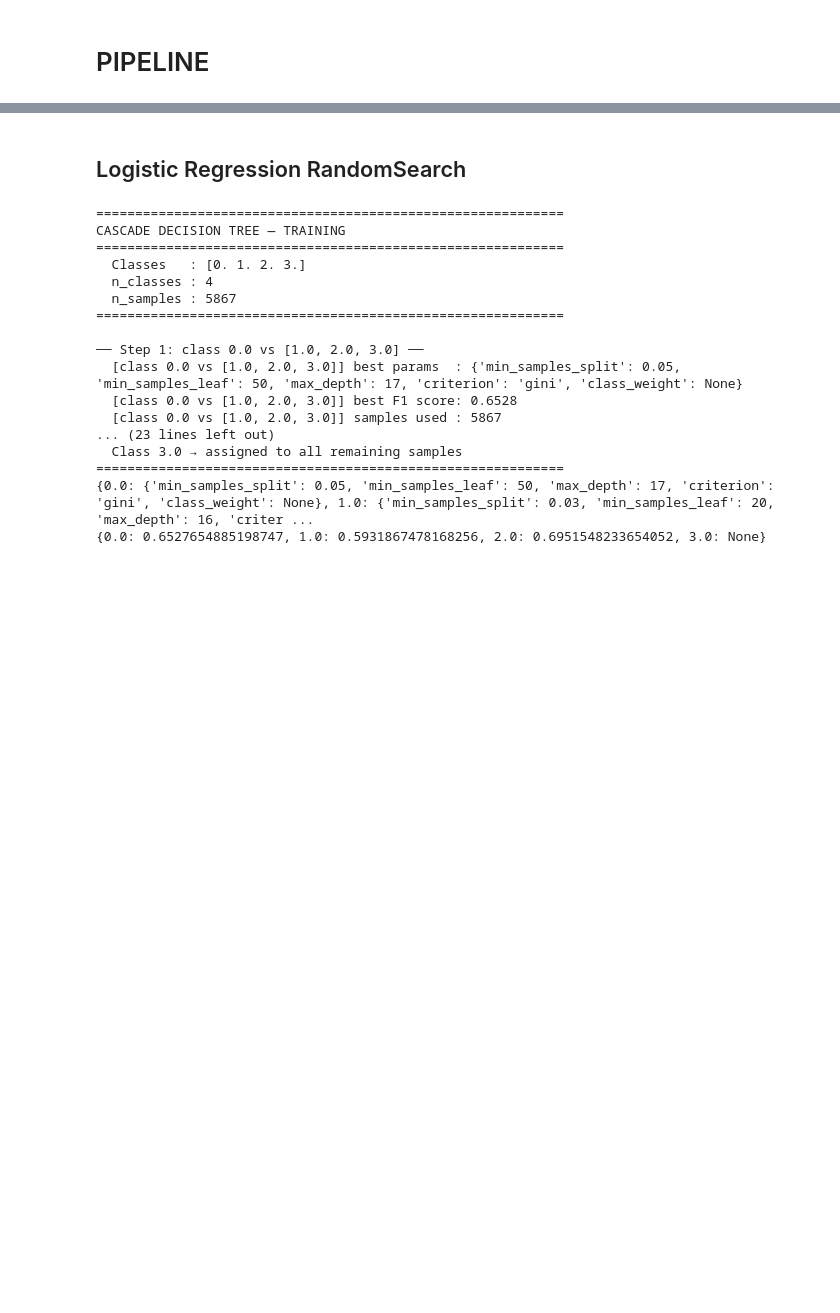
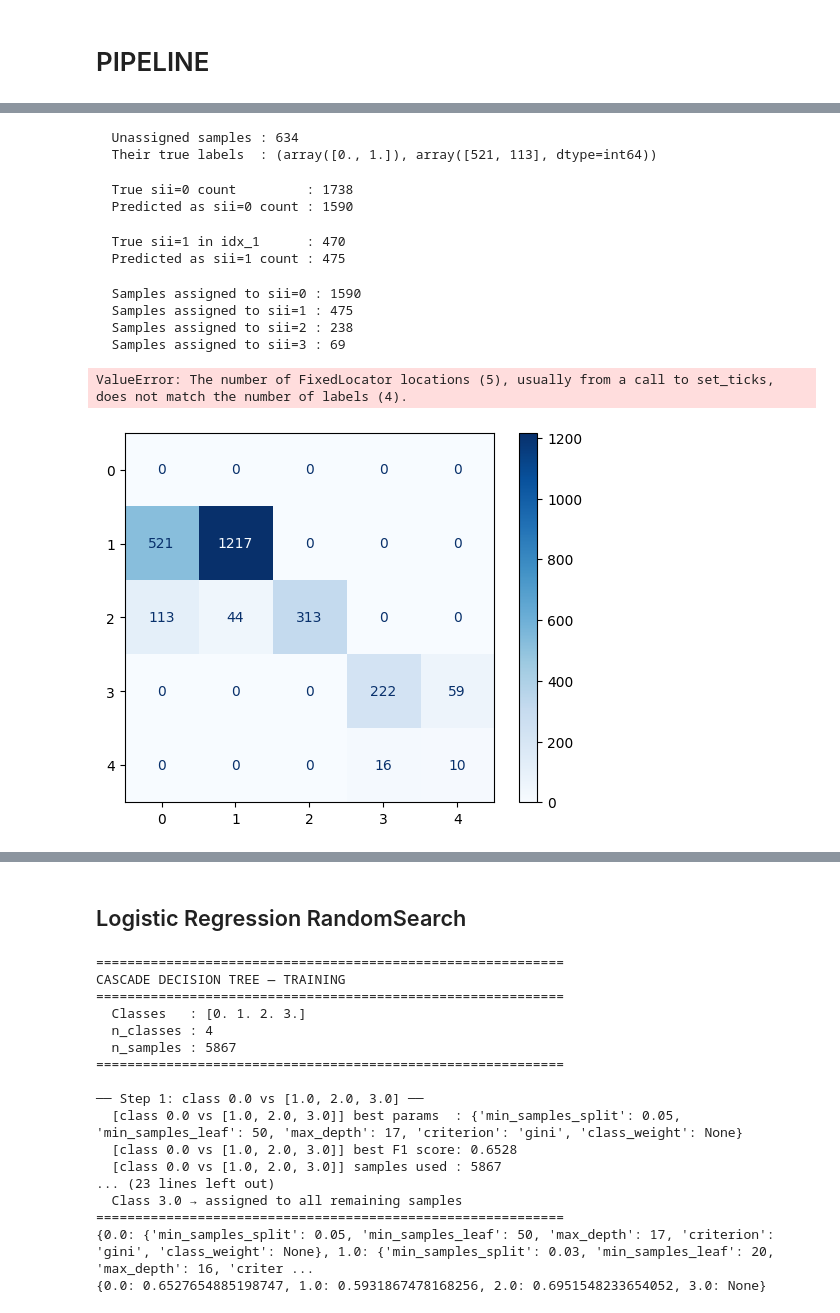
Before and after one commit to alicecalderini/DATAMINING_2-Project, a Jupyter notebook: 7. LOGISTIC REGRESSION/CASCADE.ipynb, the cells around one changed output, grey strips where cells are left out. Drawn from its saved outputs; the diff is of its cells as text; code cells hidden in the pictures; blank space fills up the shorter version.

```diff
--- a/7. LOGISTIC REGRESSION/CASCADE.ipynb
+++ b/7. LOGISTIC REGRESSION/CASCADE.ipynb
@@ -341,0 +684,73 @@ from imblearn.under_sampling import RandomUnderSampler
+# %%
+# ── DEBUG — find unassigned samples ──────────────────────────────────────
+unassigned_idx = np.where(y_pred_final == -1)[0]
+print(f"  Unassigned samples : {len(unassigned_idx)}")
+print(f"  Their true labels  : {np.unique(y_test[unassigned_idx], return_counts=True)}")
+# %% [output]
+  Unassigned samples : 634
+  Their true labels  : (array([0., 1.]), array([521, 113], dtype=int64))
+# %%
+# Check overlap
+print(f"  True sii=0 count         : {(y_test == 0).sum()}")
+print(f"  Predicted as sii=0 count : {mask_0.sum()}")
+# %% [output]
+  True sii=0 count         : 1738
+  Predicted as sii=0 count : 1590
+# %%
+print(f"  True sii=1 in idx_1      : {(y_test[idx_1] == 1).sum()}")
+print(f"  Predicted as sii=1 count : {mask_1.sum()}")
+# %% [output]
+  True sii=1 in idx_1      : 470
+  Predicted as sii=1 count : 475
+# %%
+# ── FINAL PREDICTIONS — 3 model cascade ──────────────────────────────────
+
+n_samples     = len(X_test)
+y_pred_final  = np.full(n_samples, -1)  # -1 = unassigned placeholder
+
+# ── Model 0: sii=0 vs [1,2,3] ────────────────────────────────────────────
+preds_0 = models[0].predict(X_test)
+mask_0  = preds_0 == 1                          # predicted as sii=0
+y_pred_final[mask_0] = 0
+print(f"  Samples assigned to sii=0 : {mask_0.sum()}")
+
+# ── Model 1: sii=1 vs [2,3] — only on true non-0 samples ─────────────────
+idx_1   = np.where(y_test != 0)[0]             # true label is not 0
+preds_1 = models[1].predict(X_test[idx_1])
+mask_1  = preds_1 == 1                          # predicted as sii=1
+y_pred_final[idx_1[mask_1]] = 1
+print(f"  Samples assigned to sii=1 : {mask_1.sum()}")
+
+# ── Model 2: sii=2 vs 3 — only on true non-0, non-1 samples ──────────────
+idx_2   = np.where((y_test != 0) & (y_test != 1))[0]   # true label is 2 or 3
+preds_2 = models[2].predict(X_test[idx_2])
+mask_2  = preds_2 == 1                          # predicted as sii=2
+y_pred_final[idx_2[mask_2]]  = 2               # predicted sii=2
+y_pred_final[idx_2[~mask_2]] = 3               # rest → sii=3
+print(f"  Samples assigned to sii=2 : {mask_2.sum()}")
+print(f"  Samples assigned to sii=3 : {(~mask_2).sum()}")
+
+# # ── Sanity check — no unassigned samples ─────────────────────────────────
+# assert -1 not in y_pred_final, "Some samples were not assigned a class!"
+# print(f"\n  Total assigned : {len(y_pred_final)} / {n_samples} ✓")
+
+# ── Overall confusion matrix ──────────────────────────────────────────────
+cm_final = confusion_matrix(y_test, y_pred_final)
+disp = ConfusionMatrixDisplay(confusion_matrix=cm_final,
+                               display_labels=[f'sii={c}' for c in classes])
+disp.plot(cmap='Blues')
+plt.title('Final Confusion Matrix — Full Cascade (sii)')
+plt.tight_layout()
+plt.show()
+
+# ── Classification report ─────────────────────────────────────────────────
+print("\nClassification Report:")
+print(classification_report(y_test, y_pred_final,
+                             target_names=[f'sii={c}' for c in classes]))
+# %% [output]
+  Samples assigned to sii=0 : 1590
+  Samples assigned to sii=1 : 475
+  Samples assigned to sii=2 : 238
+  Samples assigned to sii=3 : 69
+ValueError: The number of FixedLocator locations (5), usually from a call to set_ticks, does not match the number of labels (4).
+[figure, added]
```
Also changed, not shown: parts of 24 cells of this notebook, 1 other file.
